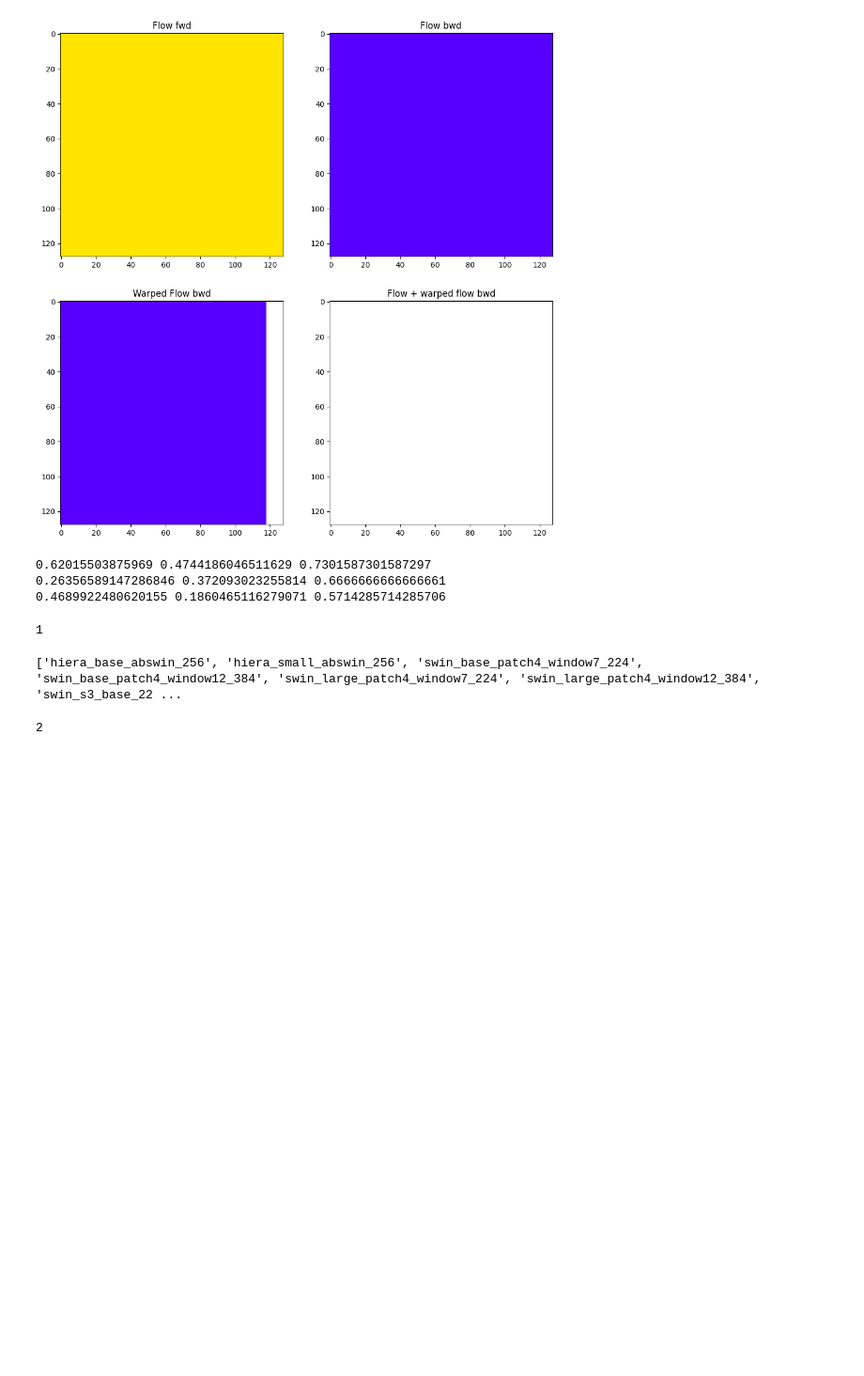
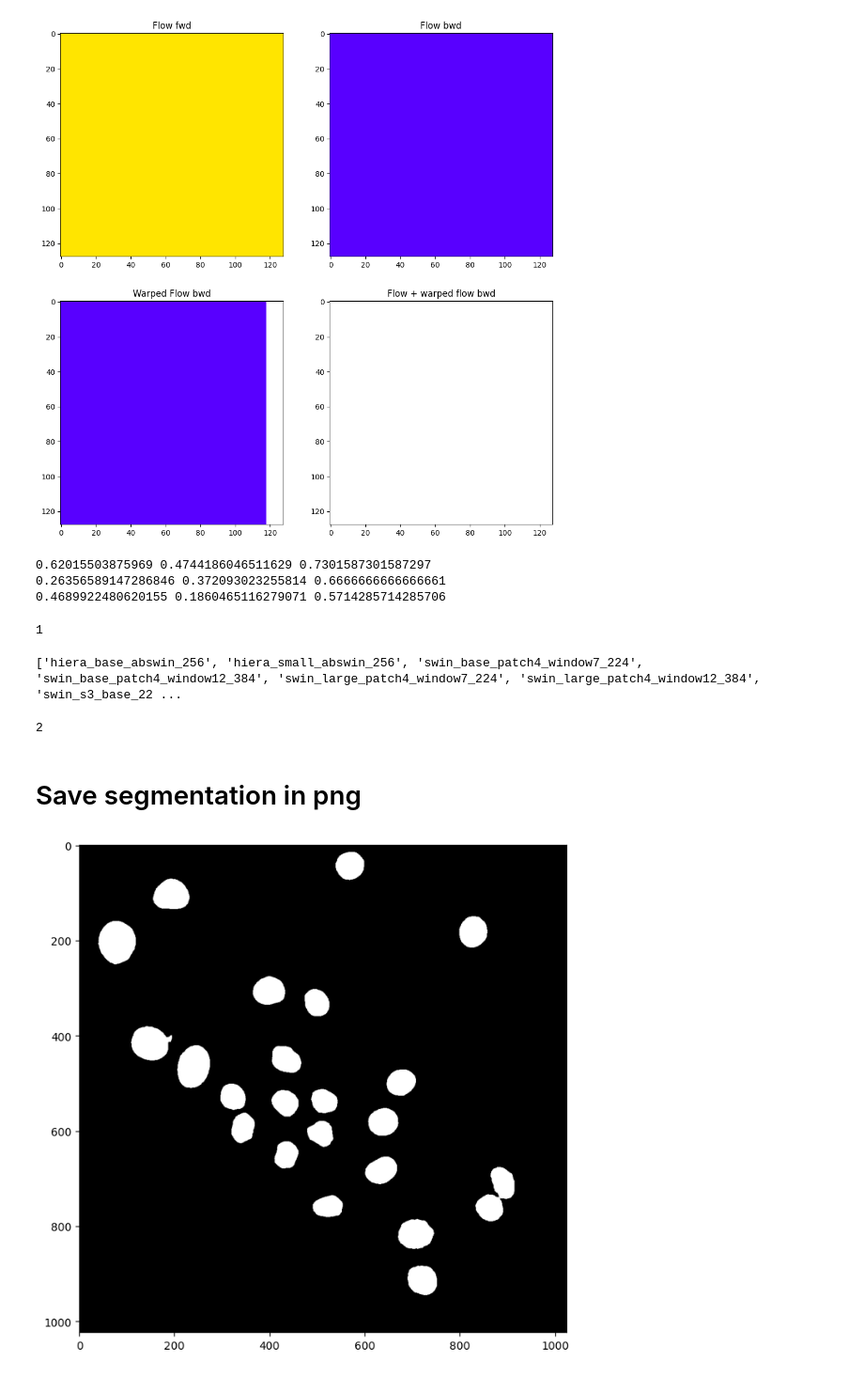
Before and after one commit to Lesliemrt/Deep-flux-optique, a Jupyter notebook: exploration.ipynb, the cells around one changed output. Shown at 94% size. Cells and saved outputs as stored; diff of their text form; code cells hidden in the pictures; blank space fills up the shorter version.

```diff
--- a/exploration.ipynb
+++ b/exploration.ipynb
@@ -1069,3 +1069,26 @@ if not output_path.exists():
         tiff.imwrite(
             output_path / f"cellpose_{idx:04d}.tif", mask_binary
         )
+# %% [markdown]
+# Save segmentation in png
+# %%
+from pathlib import Path
+
+import cv2
+import matplotlib.pyplot as plt
+import tifffile as tiff
+
+seg_path_list = sorted(Path("data/data/Fluo-N2DH-GOWT1_train/01_ERR_SEG").iterdir())
+
+seg_moving = tiff.imread(seg_path_list[0])
+seg_moving = (seg_moving > 0).astype(np.float32)
+
+figure = plt.figure(figsize=(8, 8))
+plt.imshow(seg_moving, cmap="gray")
+figure.savefig("segmentation_gowt_0.png")
+
+
+# cv2.imwrite("segmentation_gowt_0.png", seg_moving)
+# cv2.imwrite("segmentation_gowt_1.png", seg_fixed)
+# %% [output]
+[figure, added]
```
Also changed, not shown: 2 other files.
